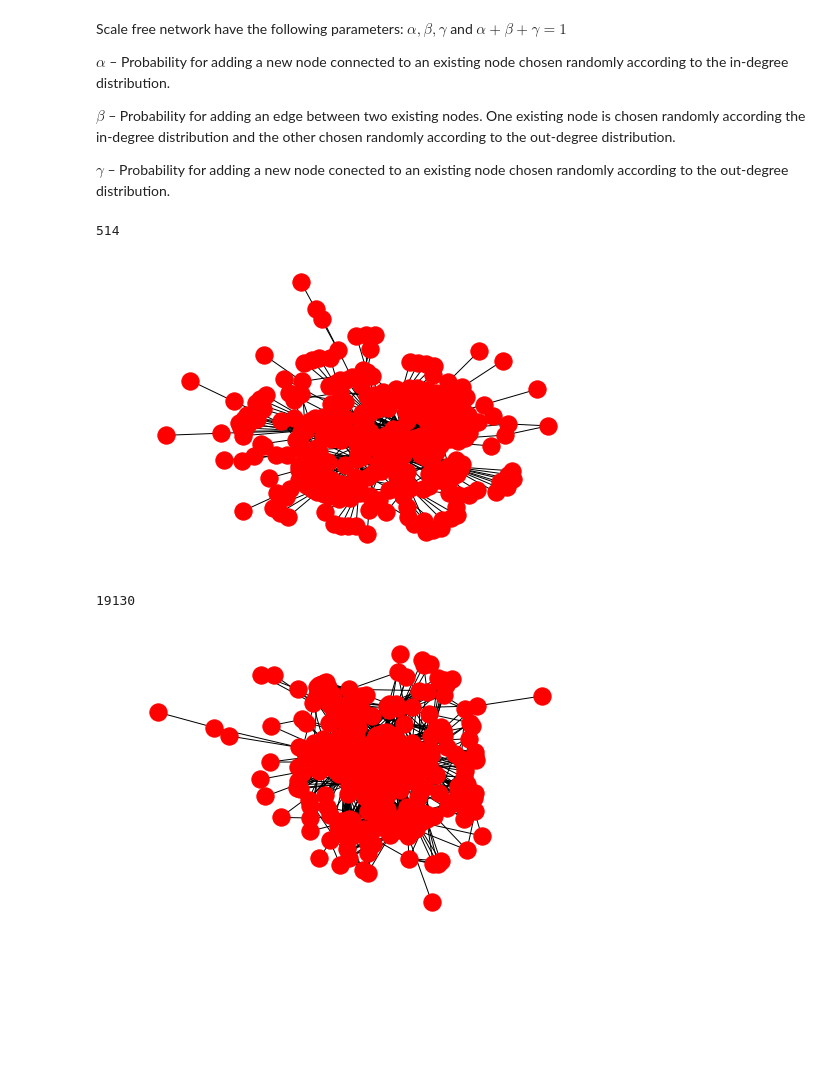
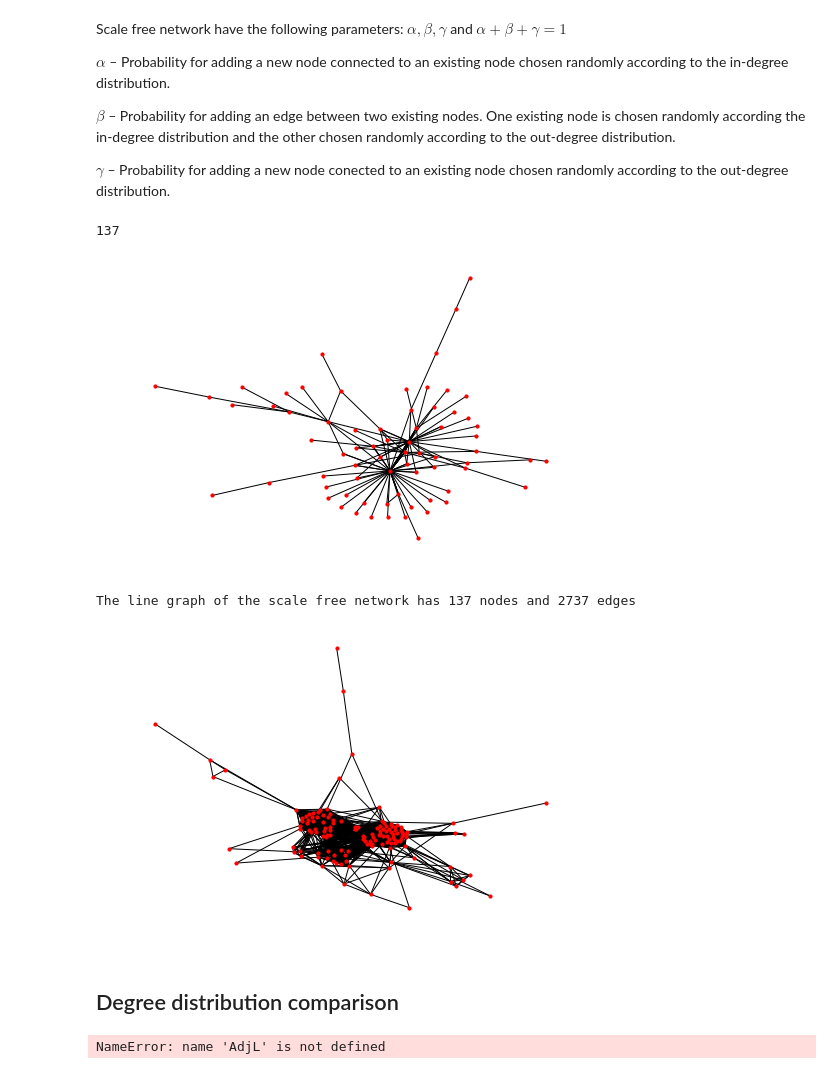
Before and after one commit to Axeln78/TerrorAttacksNtds, a Jupyter notebook: notebooks/TerrRel.ipynb, the cells around one changed output. Drawn from its saved outputs; the diff is of its cells as text; code cells hidden in the pictures; blank space fills up the shorter version.

```diff
--- a/notebooks/TerrRel.ipynb
+++ b/notebooks/TerrRel.ipynb
@@ -117,23 +153,41 @@ $\beta$ – Probability for adding an edge between two existing nodes. One exist
 
 $\gamma$ – Probability for adding a new node conected to an existing node chosen randomly according to the out-degree distribution.
 # %%
-n = 300
-GD = nx.scale_free_graph(n, alpha=0.10, beta=0.44, gamma=0.46, delta_in=0.1, delta_out=0.2, create_using=None, seed=1)
+n = 70
+#GD = nx.scale_free_graph(n, alpha=0.30, beta=0.44, gamma=0.26, delta_in=0.7, delta_out=0, create_using=None, seed=1)
+GD = nx.scale_free_graph(n,alpha=0.41, beta=0.54, gamma=0.05, delta_in=0.2, delta_out=0, create_using=None,seed=1)
 G= GD.to_undirected()
 G.number_of_edges()
 # %% [output]
-514
+137
 # %%
-nx.draw_spring(G)
+nx.draw_spring(G,node_size=10,node_alpha=1., edge_alpha=0.1)
 # %% [output]
-[figure, old version]
+[figure, new version]
-# %%
-L = nx.line_graph(G)
-
-L.number_of_edges()
-# %% [output]
-19130
+# %%
+L = nx.line_graph(G)
+
+print("The line graph of the scale free network has",G.number_of_edges(),"nodes and", L.number_of_edges(),"edges")
+# %% [output]
+The line graph of the scale free network has 137 nodes and 2737 edges
 # %%
-nx.draw_spring(L)
+nx.draw_spring(L,node_size=10,node_alpha=1., edge_alpha=0.1)
 # %% [output]
-[figure, old version]
+[figure, new version]
+# %% [markdown]
+## Degree distribution comparison
+# %%
+degreeL = np.squeeze(np.asarray(AdjL.sum(0)))
+weightsL = np.ones_like(degreeL) / len(degreeL)
+plt.hist(degreeL, weights=weightsL);
+
+degree = largestConnectedComponent.sum(0)
+weights = np.ones_like(degree) / len(degree)
+plt.hist(degree, weights=weights);
+
+plt.xlabel('Degree')
+plt.ylabel('Proportion of nodes')
+plt.title('Degree Distribution')
+pass
+# %% [output]
+NameError: name 'AdjL' is not defined
```
Also changed, not shown: parts of 16 cells of this notebook, 7 other files.
